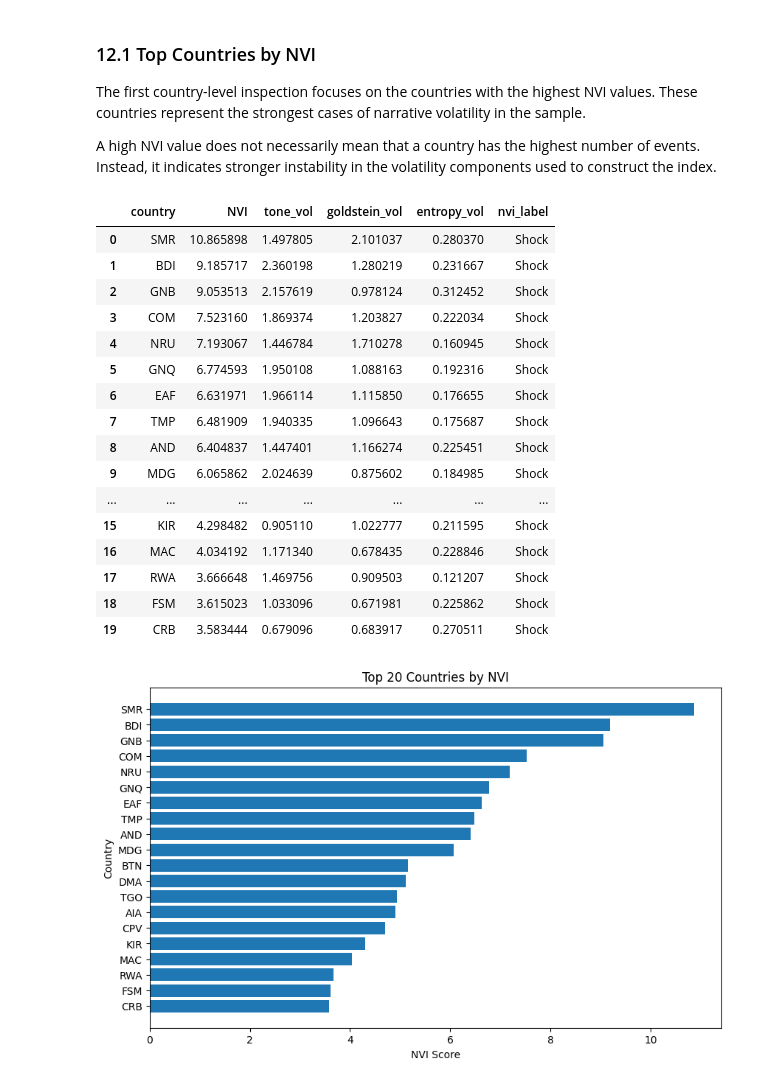
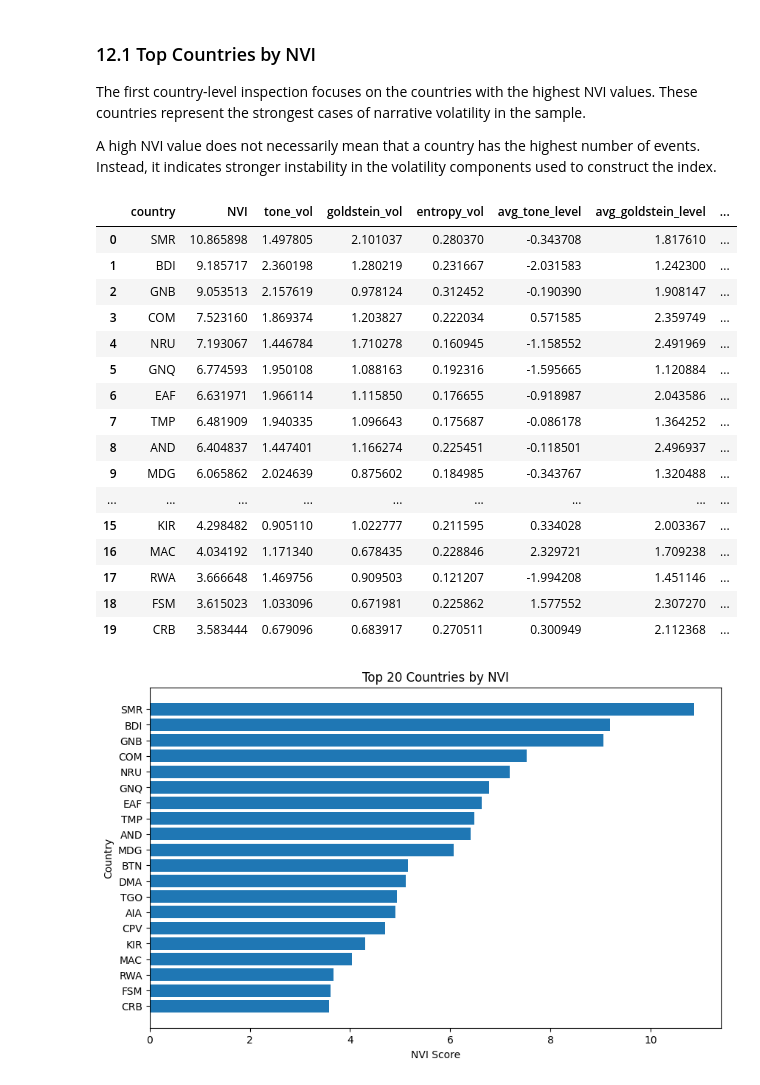
Before and after one commit to ancyra2/mining-prjkt, a Jupyter notebook: notebooks/03_nvi_report.ipynb, the cells around one changed output. Saved outputs shown, nothing was run; the diff lists cells and outputs as text; code cells hidden in the pictures.

```diff
--- a/notebooks/03_nvi_report.ipynb
+++ b/notebooks/03_nvi_report.ipynb
@@ -993,6 +993,18 @@ The agreement and Cohen's Kappa values suggest that KMeans and percentile-based
 After constructing the NVI and comparing regime classification methods, selected country-level patterns are examined more closely. This section focuses on high-NVI countries and selected cases to interpret how the NVI components contribute to narrative instability.
 
 The purpose of this section is not to create a new model, but to provide an interpretable country-level reading of the NVI results.
+# %%
+if "avg_tone_level" not in df.columns:
+    country_levels = con.execute("""
+    SELECT
+        country,
+        AVG(tone_mean) AS avg_tone_level,
+        AVG(goldstein_mean) AS avg_goldstein_level
+    FROM narrative_country_12month
+    GROUP BY country
+    """).fetchdf()
+
+    df = df.merge(country_levels, on="country", how="left")
 # %% [markdown]
 ### 12.1 Top Countries by NVI
 
@@ -1002,32 +1014,34 @@ A high NVI value does not necessarily mean that a country has the highest number
 # %%
 top_nvi_countries = df[[
     "country",
     "NVI",
     "tone_vol",
     "goldstein_vol",
     "entropy_vol",
+    "avg_tone_level",
+    "avg_goldstein_level",
     "nvi_label"
 ]].sort_values("NVI", ascending=False).head(20)
 
 top_nvi_countries
 # %% [output]
-|  | country | NVI | tone_vol | goldstein_vol | entropy_vol | nvi_label |
-| 0 | SMR | 10.865898 | 1.497805 | 2.101037 | 0.280370 | Shock |
-| 1 | BDI | 9.185717 | 2.360198 | 1.280219 | 0.231667 | Shock |
-| 2 | GNB | 9.053513 | 2.157619 | 0.978124 | 0.312452 | Shock |
-| 3 | COM | 7.523160 | 1.869374 | 1.203827 | 0.222034 | Shock |
-| 4 | NRU | 7.193067 | 1.446784 | 1.710278 | 0.160945 | Shock |
-| 5 | GNQ | 6.774593 | 1.950108 | 1.088163 | 0.192316 | Shock |
-| 6 | EAF | 6.631971 | 1.966114 | 1.115850 | 0.176655 | Shock |
-| 7 | TMP | 6.481909 | 1.940335 | 1.096643 | 0.175687 | Shock |
-| 8 | AND | 6.404837 | 1.447401 | 1.166274 | 0.225451 | Shock |
-| 9 | MDG | 6.065862 | 2.024639 | 0.875602 | 0.184985 | Shock |
-| ... | ... | ... | ... | ... | ... | ... |
-| 15 | KIR | 4.298482 | 0.905110 | 1.022777 | 0.211595 | Shock |
-| 16 | MAC | 4.034192 | 1.171340 | 0.678435 | 0.228846 | Shock |
-| 17 | RWA | 3.666648 | 1.469756 | 0.909503 | 0.121207 | Shock |
-| 18 | FSM | 3.615023 | 1.033096 | 0.671981 | 0.225862 | Shock |
-| 19 | CRB | 3.583444 | 0.679096 | 0.683917 | 0.270511 | Shock |
+|  | country | NVI | tone_vol | goldstein_vol | entropy_vol | avg_tone_level | avg_goldstein_level | ... |
+| 0 | SMR | 10.865898 | 1.497805 | 2.101037 | 0.280370 | -0.343708 | 1.817610 | ... |
+| 1 | BDI | 9.185717 | 2.360198 | 1.280219 | 0.231667 | -2.031583 | 1.242300 | ... |
+| 2 | GNB | 9.053513 | 2.157619 | 0.978124 | 0.312452 | -0.190390 | 1.908147 | ... |
+| 3 | COM | 7.523160 | 1.869374 | 1.203827 | 0.222034 | 0.571585 | 2.359749 | ... |
+| 4 | NRU | 7.193067 | 1.446784 | 1.710278 | 0.160945 | -1.158552 | 2.491969 | ... |
+| 5 | GNQ | 6.774593 | 1.950108 | 1.088163 | 0.192316 | -1.595665 | 1.120884 | ... |
+| 6 | EAF | 6.631971 | 1.966114 | 1.115850 | 0.176655 | -0.918987 | 2.043586 | ... |
+| 7 | TMP | 6.481909 | 1.940335 | 1.096643 | 0.175687 | -0.086178 | 1.364252 | ... |
+| 8 | AND | 6.404837 | 1.447401 | 1.166274 | 0.225451 | -0.118501 | 2.496937 | ... |
+| 9 | MDG | 6.065862 | 2.024639 | 0.875602 | 0.184985 | -0.343767 | 1.320488 | ... |
+| ... | ... | ... | ... | ... | ... | ... | ... | ... |
+| 15 | KIR | 4.298482 | 0.905110 | 1.022777 | 0.211595 | 0.334028 | 2.003367 | ... |
+| 16 | MAC | 4.034192 | 1.171340 | 0.678435 | 0.228846 | 2.329721 | 1.709238 | ... |
+| 17 | RWA | 3.666648 | 1.469756 | 0.909503 | 0.121207 | -1.994208 | 1.451146 | ... |
+| 18 | FSM | 3.615023 | 1.033096 | 0.671981 | 0.225862 | 1.577552 | 2.307270 | ... |
+| 19 | CRB | 3.583444 | 0.679096 | 0.683917 | 0.270511 | 0.300949 | 2.112368 | ... |
 # %%
 plt.figure(figsize=(10, 6))
 plt.barh(
```
Also changed, not shown: parts of 22 cells of this notebook, 1 other file.
